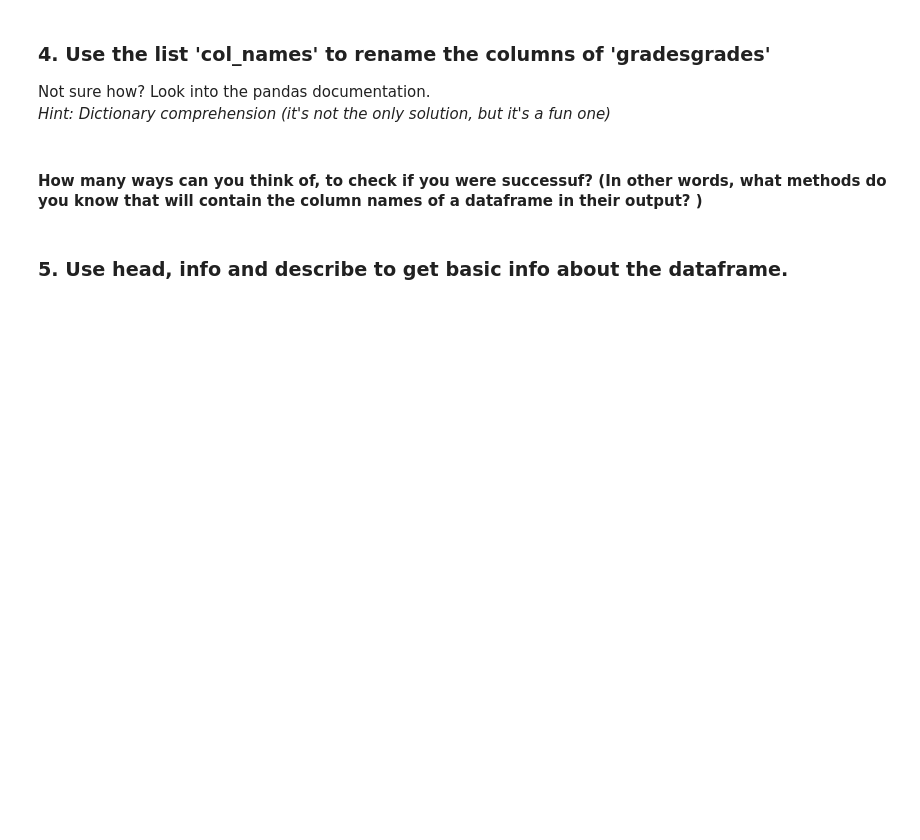
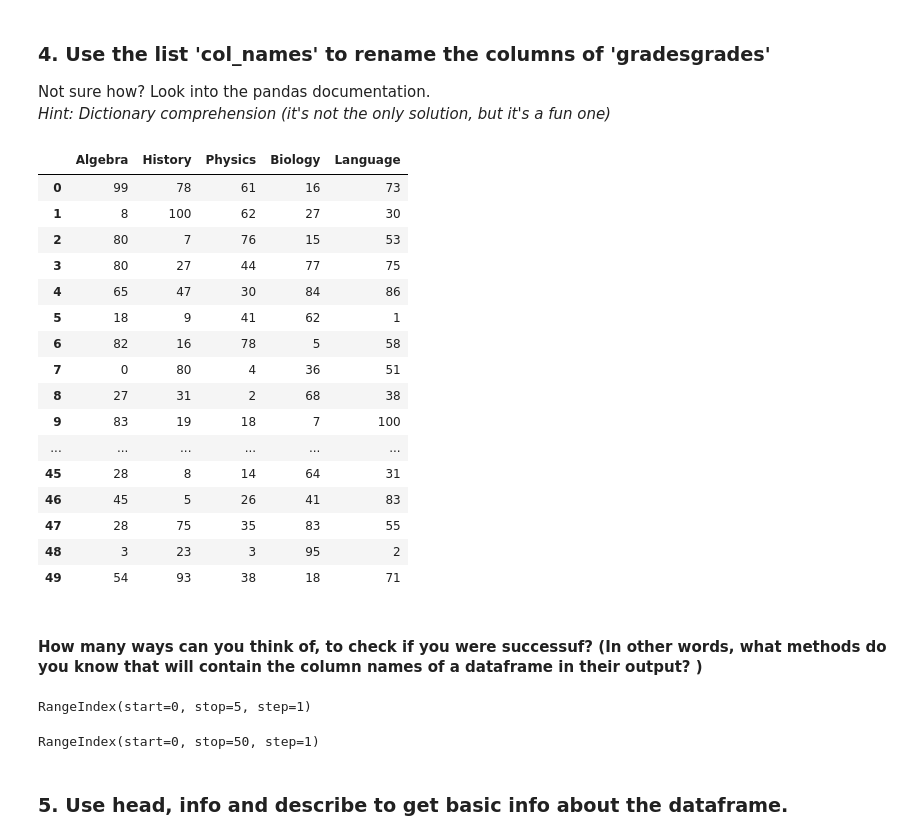
Before and after one commit to julianeberek/moinworld_da_2020-11, a Jupyter notebook: 1.Lab-Intro_numpy_pandas.ipynb, the cells around one changed output. Cells and saved outputs as stored; diff of their text form; code cells hidden in the pictures; blank space fills up the shorter version.

Commit message:
Julianes Lab
I don't know why renaming the columns did not work.

```diff
--- a/1.Lab-Intro_numpy_pandas.ipynb
+++ b/1.Lab-Intro_numpy_pandas.ipynb
@@ -40,12 +128,43 @@ nd_array_radom_integer = np.random.randint(low=0, high=101, size=(50, 5))
 # %% [markdown]
 #### Create a pd.DataFrame from the nd_array_radom_integer and call it 'grades'
+# %%
+grades = pd.DataFrame(data=nd_array_radom_integer)
+#grades
 # %% [markdown]
 ### 4. Use the list 'col_names' to rename the columns of 'gradesgrades'
 Not sure how? Look into the pandas documentation.
 *Hint: Dictionary comprehension  (it's not the only solution, but it's a fun one)*
 # %%
 col_names = ['Algebra', 'History', 'Physics', 'Biology', 'Language']
+# %%
+grades.rename(columns={0: 'Algebra', 1: 'History', 2: 'Physics', 3: 'Biology', 4: 'Language'})
+# %% [output]
+|  | Algebra | History | Physics | Biology | Language |
+| 0 | 99 | 78 | 61 | 16 | 73 |
+| 1 | 8 | 100 | 62 | 27 | 30 |
+| 2 | 80 | 7 | 76 | 15 | 53 |
+| 3 | 80 | 27 | 44 | 77 | 75 |
+| 4 | 65 | 47 | 30 | 84 | 86 |
+| 5 | 18 | 9 | 41 | 62 | 1 |
+| 6 | 82 | 16 | 78 | 5 | 58 |
+| 7 | 0 | 80 | 4 | 36 | 51 |
+| 8 | 27 | 31 | 2 | 68 | 38 |
+| 9 | 83 | 19 | 18 | 7 | 100 |
+| ... | ... | ... | ... | ... | ... |
+| 45 | 28 | 8 | 14 | 64 | 31 |
+| 46 | 45 | 5 | 26 | 41 | 83 |
+| 47 | 28 | 75 | 35 | 83 | 55 |
+| 48 | 3 | 23 | 3 | 95 | 2 |
+| 49 | 54 | 93 | 38 | 18 | 71 |
 # %% [markdown]
 #### How many ways can you think of, to check if you were successuf? (In other words, what methods do you know that will contain the column names of a dataframe in their output? )
+# %%
+grades.columns
+# %% [output]
+RangeIndex(start=0, stop=5, step=1)
+# %%
+grades.index
+# %% [output]
+RangeIndex(start=0, stop=50, step=1)
 # %% [markdown]
 ### 5. Use head, info and describe to get basic info about the dataframe.
```
Also changed, not shown: parts of 24 cells of this notebook, 1 other file.
